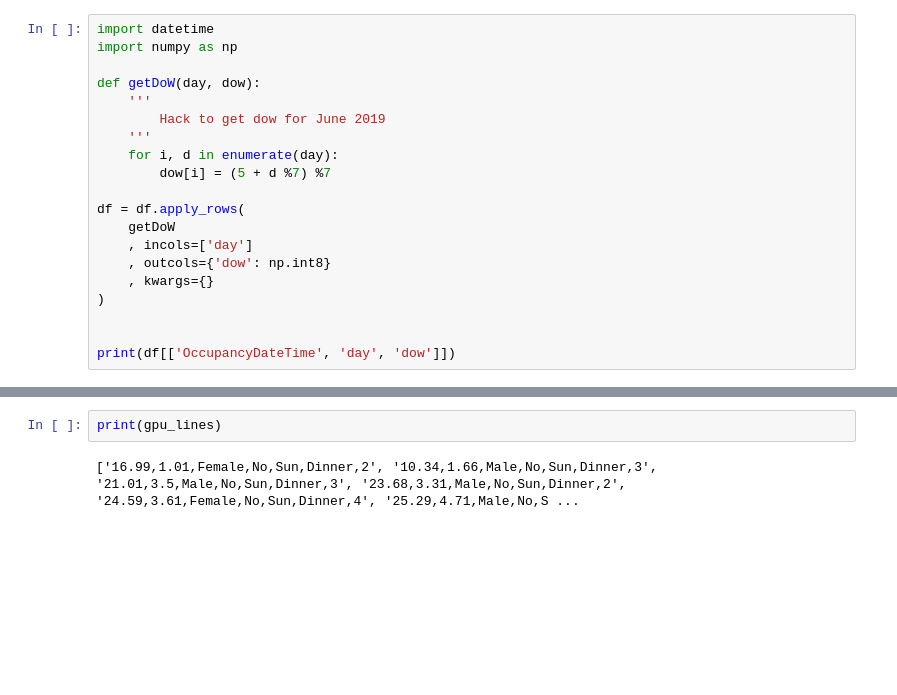
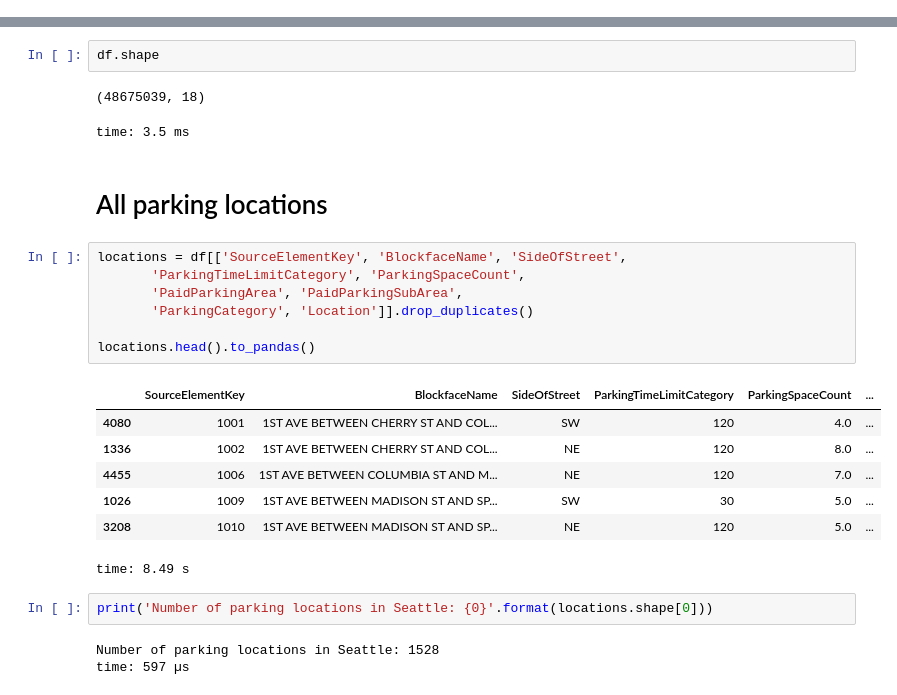
Before and after one commit to drabastomek/rapids-notebooks, a Jupyter notebook: codes/rapids_seattleParking.ipynb, the cells around one changed output, grey strips where cells are left out. Cells and saved outputs as stored; diff of their text form; blank space fills up the shorter version.

```diff
--- a/codes/rapids_seattleParking.ipynb
+++ b/codes/rapids_seattleParking.ipynb
@@ -107,20 +176,0 @@ time: 2.19 ms
-# %%
-import datetime
-import numpy as np
-
-def getDoW(day, dow):
-    '''
-        Hack to get dow for June 2019
-    '''
-    for i, d in enumerate(day):
-        dow[i] = (5 + d %7) %7
-
-df = df.apply_rows(
-    getDoW
-    , incols=['day']
-    , outcols={'dow': np.int8}
-    , kwargs={}
-)
-
-
-print(df[['OccupancyDateTime', 'day', 'dow']])
@@ -458,4 +177,27 @@ print(gpu_day_of_week)
-# %%
-print(gpu_lines)
-# %% [output]
-['16.99,1.01,Female,No,Sun,Dinner,2', '10.34,1.66,Male,No,Sun,Dinner,3', '21.01,3.5,Male,No,Sun,Dinner,3', '23.68,3.31,Male,No,Sun,Dinner,2', '24.59,3.61,Female,No,Sun,Dinner,4', '25.29,4.71,Male,No,S ...
+# %%
+df.shape
+# %% [output]
+(48675039, 18)
+time: 3.5 ms
+# %% [markdown]
+# All parking locations
+# %%
+locations = df[['SourceElementKey', 'BlockfaceName', 'SideOfStreet',
+       'ParkingTimeLimitCategory', 'ParkingSpaceCount',
+       'PaidParkingArea', 'PaidParkingSubArea',
+       'ParkingCategory', 'Location']].drop_duplicates()
+
+locations.head().to_pandas()
+# %% [output]
+|  | SourceElementKey | BlockfaceName | SideOfStreet | ParkingTimeLimitCategory | ParkingSpaceCount | ... |
+| 4080 | 1001 | 1ST AVE BETWEEN CHERRY ST AND COL... | SW | 120 | 4.0 | ... |
+| 1336 | 1002 | 1ST AVE BETWEEN CHERRY ST AND COL... | NE | 120 | 8.0 | ... |
+| 4455 | 1006 | 1ST AVE BETWEEN COLUMBIA ST AND M... | NE | 120 | 7.0 | ... |
+| 1026 | 1009 | 1ST AVE BETWEEN MADISON ST AND SP... | SW | 30 | 5.0 | ... |
+| 3208 | 1010 | 1ST AVE BETWEEN MADISON ST AND SP... | NE | 120 | 5.0 | ... |
+time: 8.49 s
+# %%
+print('Number of parking locations in Seattle: {0}'.format(locations.shape[0]))
+# %% [output]
+Number of parking locations in Seattle: 1528
+time: 597 µs
```
Also changed, not shown: parts of 52 cells of this notebook.
